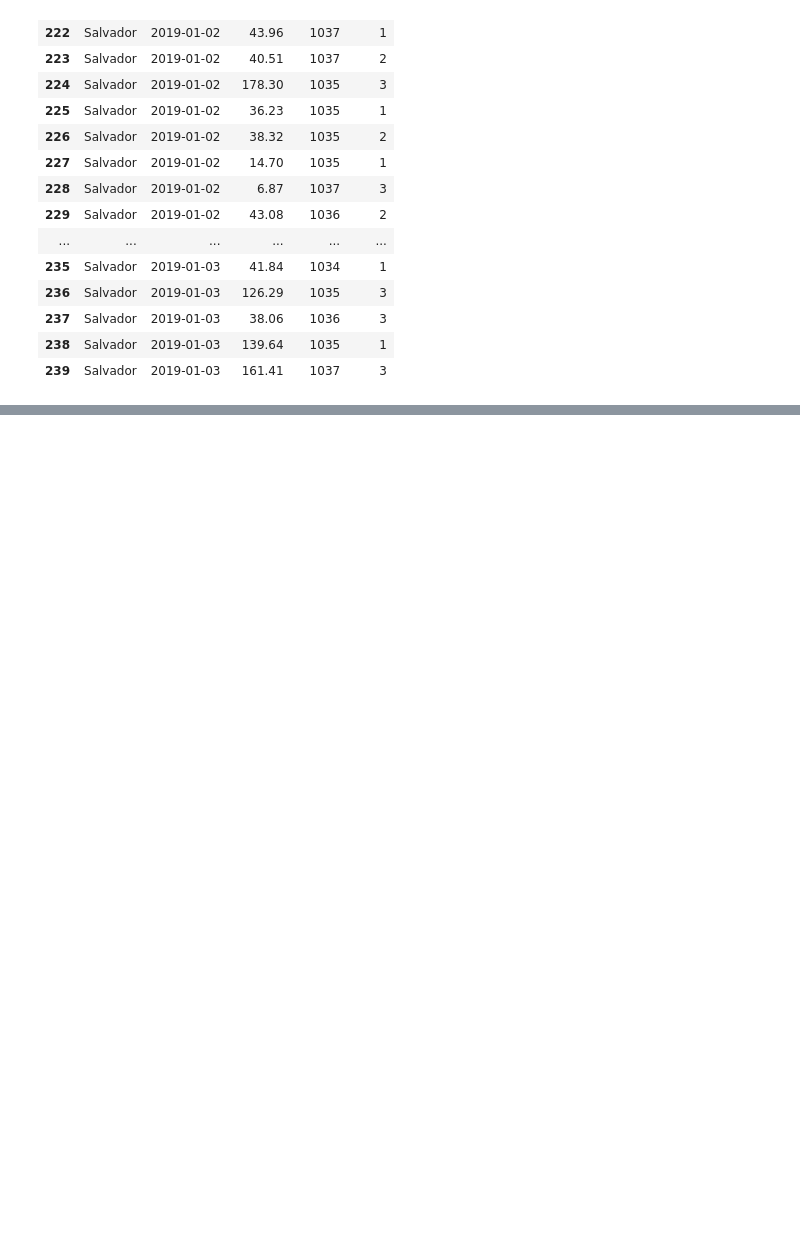
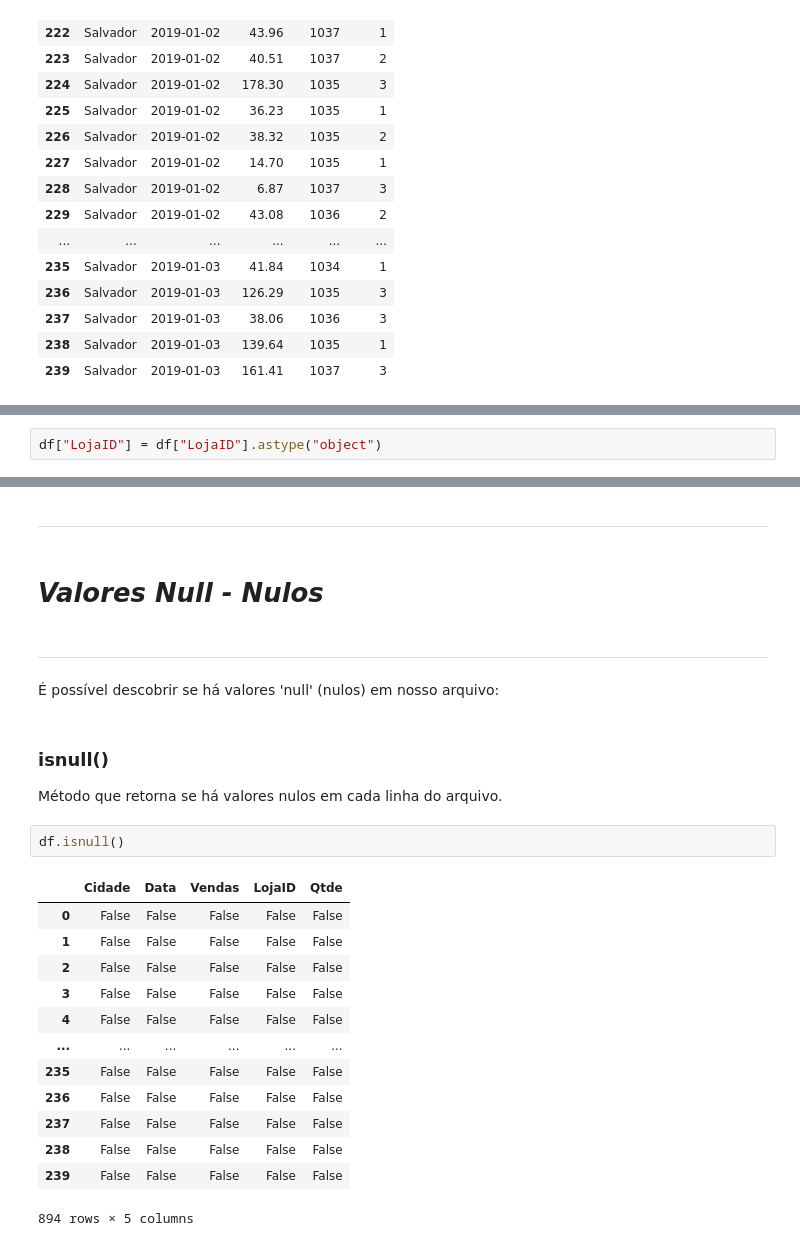
Before and after one commit to Felipe-Magalhaes-A-Carneiro/analise_de_dados-python_pandas, a Jupyter notebook: Notebooks/02-planilhas-excel.ipynb, the cells around one changed output, grey strips where cells are left out. Saved outputs shown, nothing was run; the diff lists cells and outputs as text; blank space fills up the shorter version.

```diff
--- a/Notebooks/02-planilhas-excel.ipynb
+++ b/Notebooks/02-planilhas-excel.ipynb
@@ -91,0 +155,2 @@ df.tail(20)
+# %%
+df["LojaID"] = df["LojaID"].astype("object")
@@ -91,0 +170,28 @@ df.tail(20)
+# %% [markdown]
+--------------------------------------------------------------------------------------------------
+# %% [markdown]
+# ***Valores Null - Nulos***
+# %% [markdown]
+--------------------------------------------------------------------------------------------------
+# %% [markdown]
+É possível descobrir se há valores 'null' (nulos) em nosso arquivo:
+# %% [markdown]
+### isnull()
+
+Método que retorna se há valores nulos em cada linha do arquivo.
+# %%
+df.isnull()
+# %% [output]
+|  | Cidade | Data | Vendas | LojaID | Qtde |
+| 0 | False | False | False | False | False |
+| 1 | False | False | False | False | False |
+| 2 | False | False | False | False | False |
+| 3 | False | False | False | False | False |
+| 4 | False | False | False | False | False |
+| ... | ... | ... | ... | ... | ... |
+| 235 | False | False | False | False | False |
+| 236 | False | False | False | False | False |
+| 237 | False | False | False | False | False |
+| 238 | False | False | False | False | False |
+| 239 | False | False | False | False | False |
+894 rows × 5 columns
```
Also changed, not shown: parts of 83 cells of this notebook.
